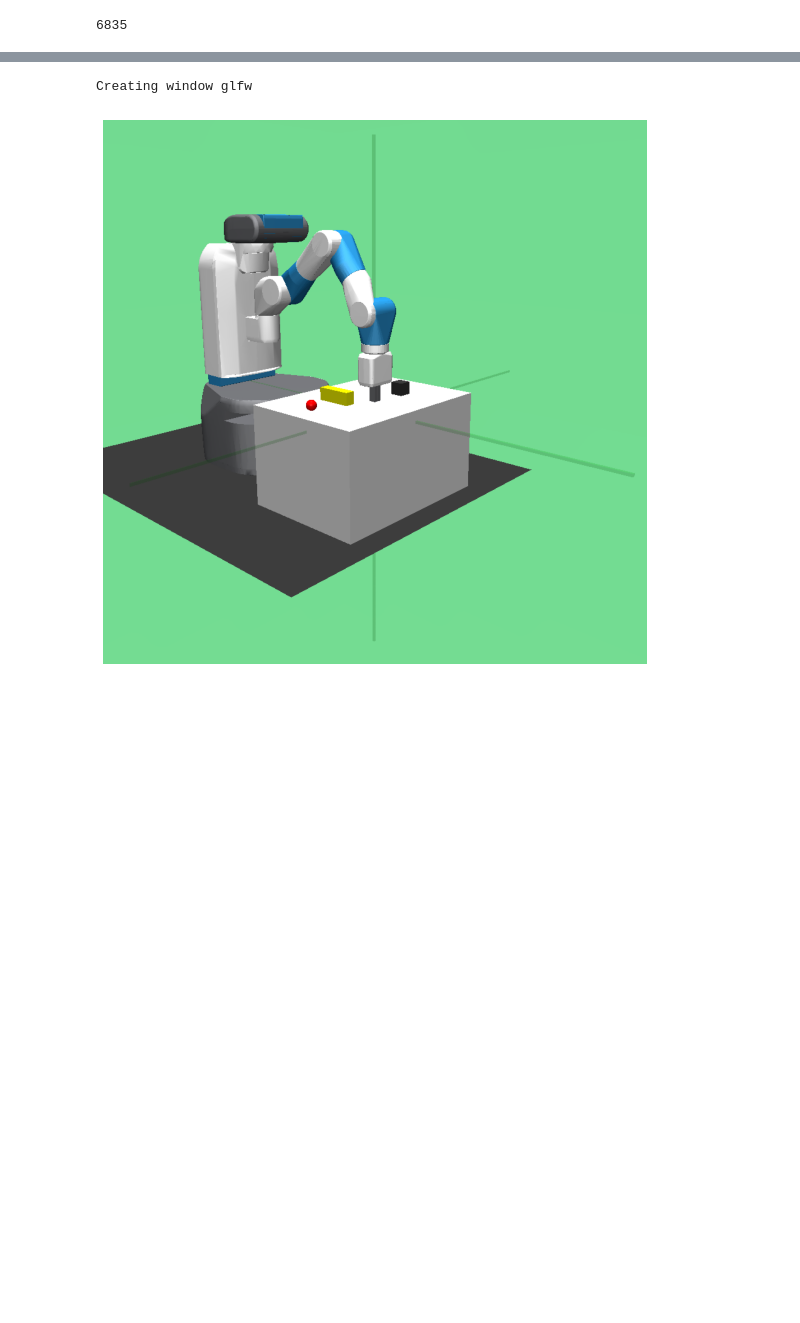
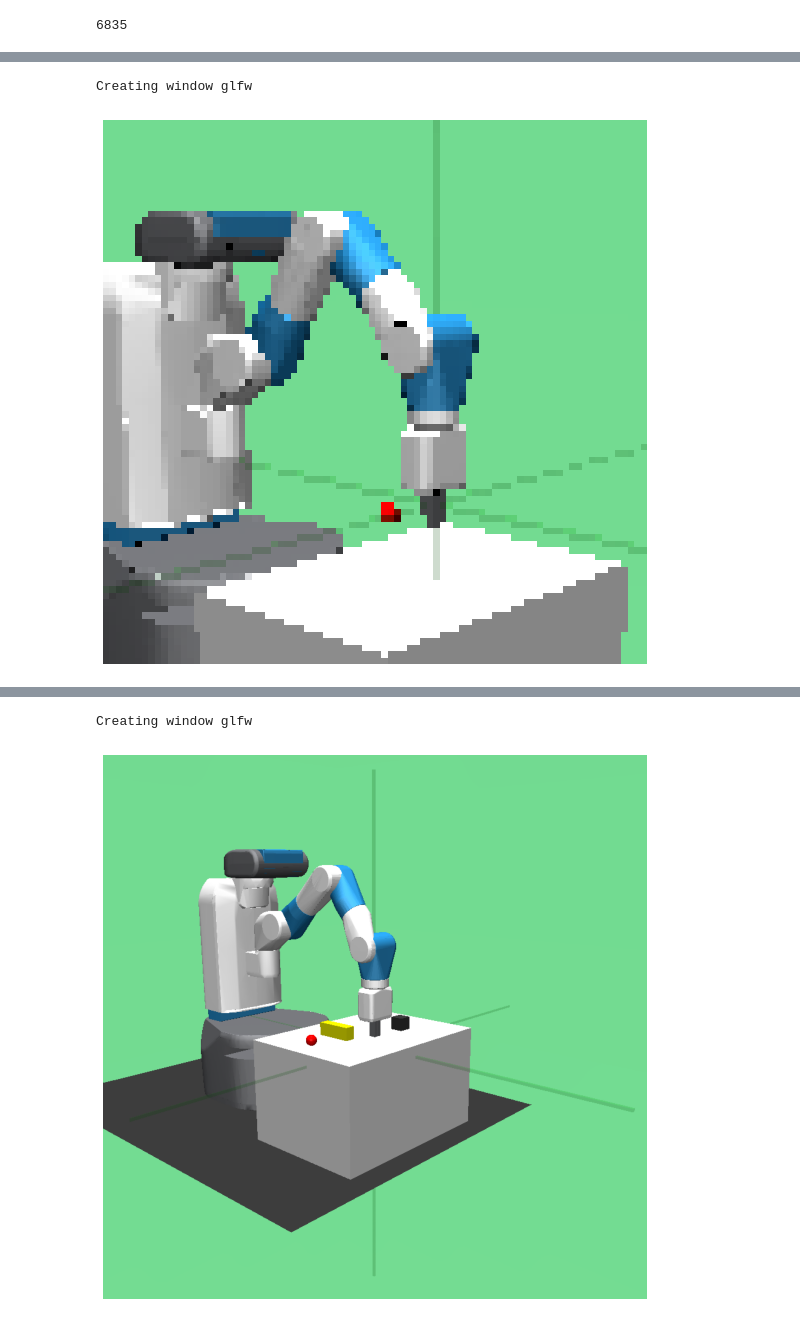
Before and after one commit to f-krone/SafeTransferLearningInChangingEnvironments, a Jupyter notebook: src/notebooks/analysis/EnvAnalysis.ipynb, the cells around one changed output, grey strips where cells are left out. Cells and saved outputs as stored; diff of their text form; code cells hidden in the pictures; blank space fills up the shorter version.

```diff
--- a/src/notebooks/analysis/EnvAnalysis.ipynb
+++ b/src/notebooks/analysis/EnvAnalysis.ipynb
@@ -27,3 +29,15 @@ obs = env.reset()
+# %%
+args.env_name = 'CustomFetchReachDense-v0'
+env = make_envs(args, is_eval=True, use_state=args.agent == 'sac_state')
+env.seed(420)
+obs = env.reset()
+fig = plt.figure(figsize=(20, 10))
+plt.axis('off')
+plt.imshow(obs['image'][:3].transpose(1, 2, 0) / 255)
+plt.savefig('fetch-reach-obs', bbox_inches='tight', pad_inches=0)
+# %% [output]
+Creating window glfw
+[figure, added]
 # %%
 img = env.render(mode='rgb_array')
 fig = plt.figure(figsize=(20, 10))
```
Also changed, not shown: parts of 5 cells of this notebook, 12 other files.
